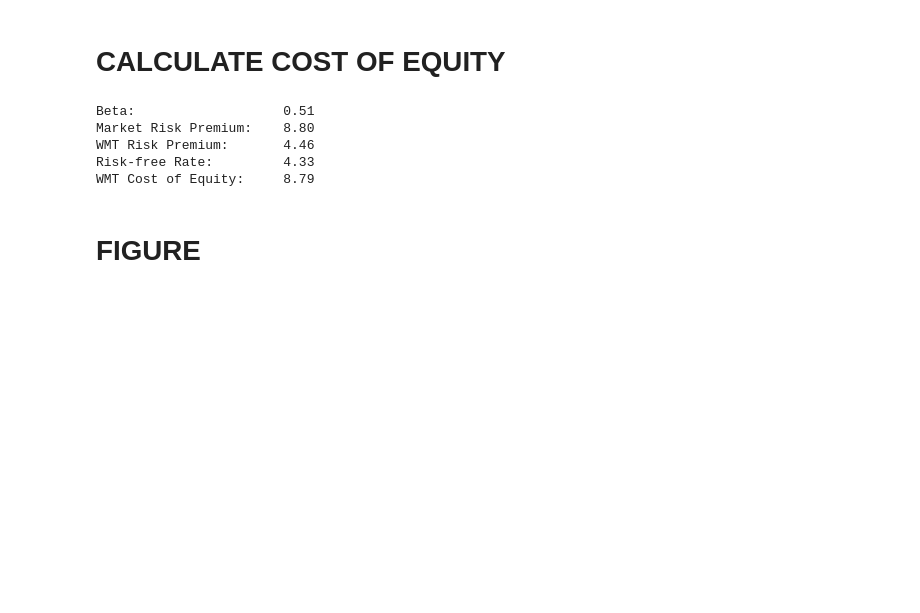
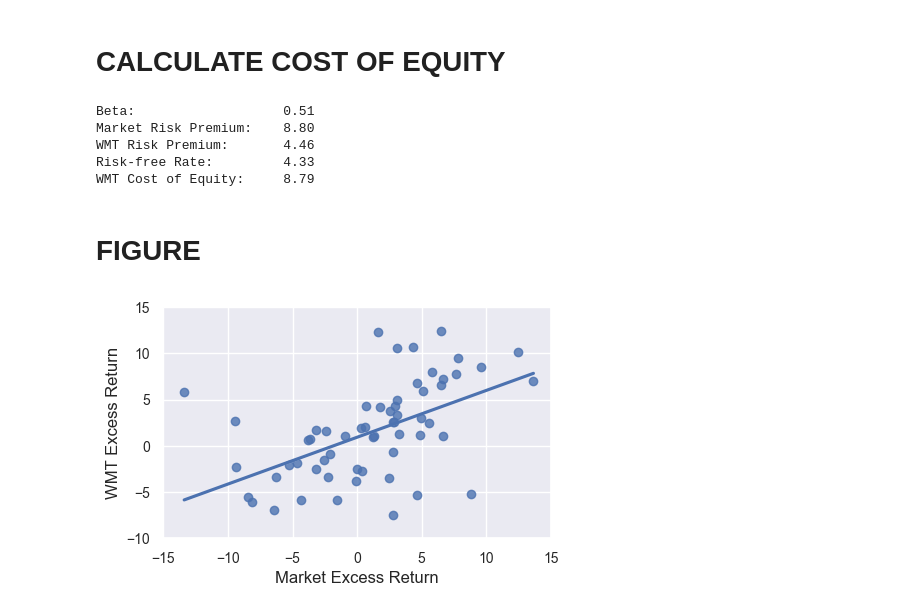
Before and after one commit to kerryback/genai4finance, a Jupyter notebook: notebooks/capm_cost_of_equity_calculator.ipynb, the cells around one changed output. Cells and saved outputs as stored; diff of their text form; code cells hidden in the pictures; blank space fills up the shorter version.

```diff
--- a/notebooks/capm_cost_of_equity_calculator.ipynb
+++ b/notebooks/capm_cost_of_equity_calculator.ipynb
@@ -78,3 +85,20 @@ WMT Cost of Equity:     8.79
+# %%
+fig, ax = plt.subplots(figsize=(5, 3))
+sns.set_theme(style="darkgrid")
+sns.regplot(x=df.mkt, y=df.ret, ci=False, ax=ax)
+# Set axis labels with larger font size
+ax.set_xlabel("Market Excess Return", fontsize=12)
+ax.set_ylabel(f"{ticker} Excess Return", fontsize=12)
+
+# Set axis limits to (-15, 15)
+ax.set_xlim(-15, 15)
+ax.set_ylim(-10, 15)
+
+# Increase tick label font size
+ax.tick_params(axis='both', which='major', labelsize=10)
+plt.savefig("../posts/05-capm/capm.jpg")
+# %% [output]
+[figure, added]
 # %%
 import plotly.express as px
 
```
Also changed, not shown: parts of 3 cells of this notebook, 26 other files.
